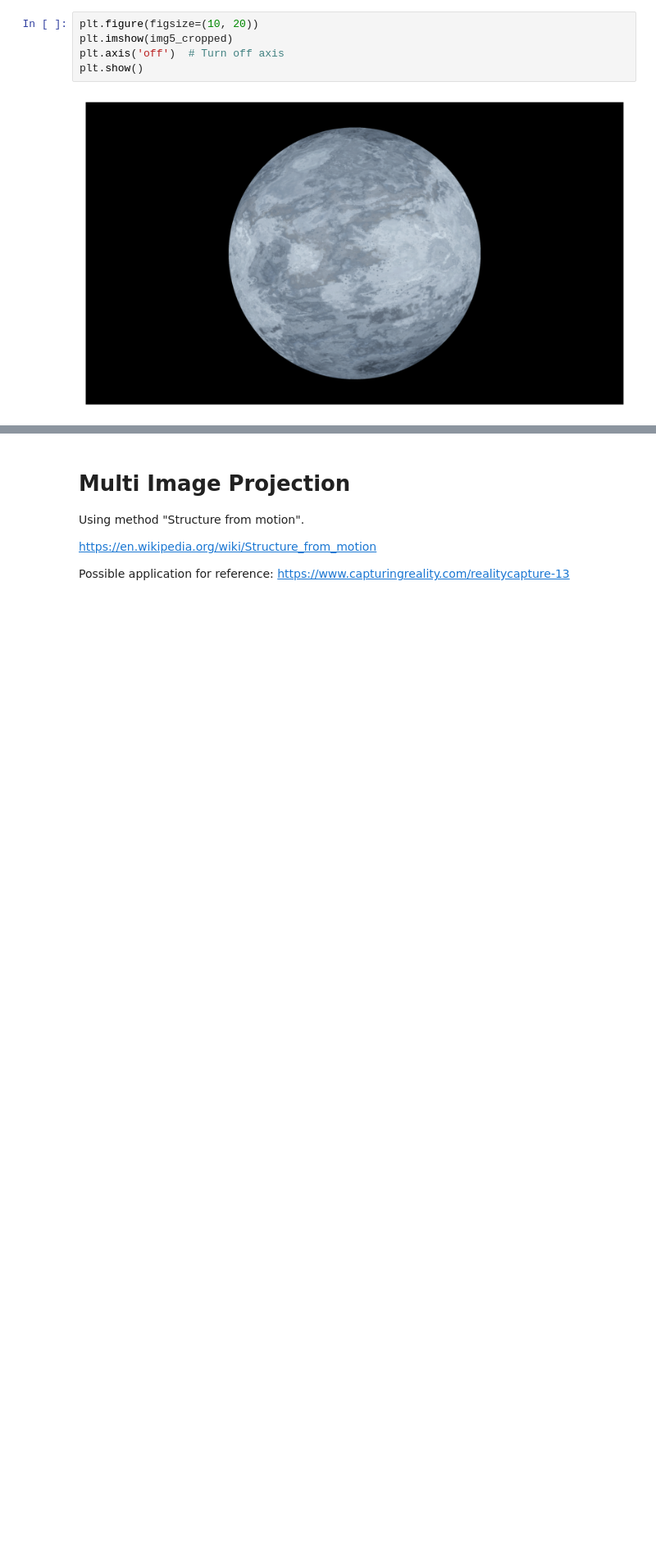
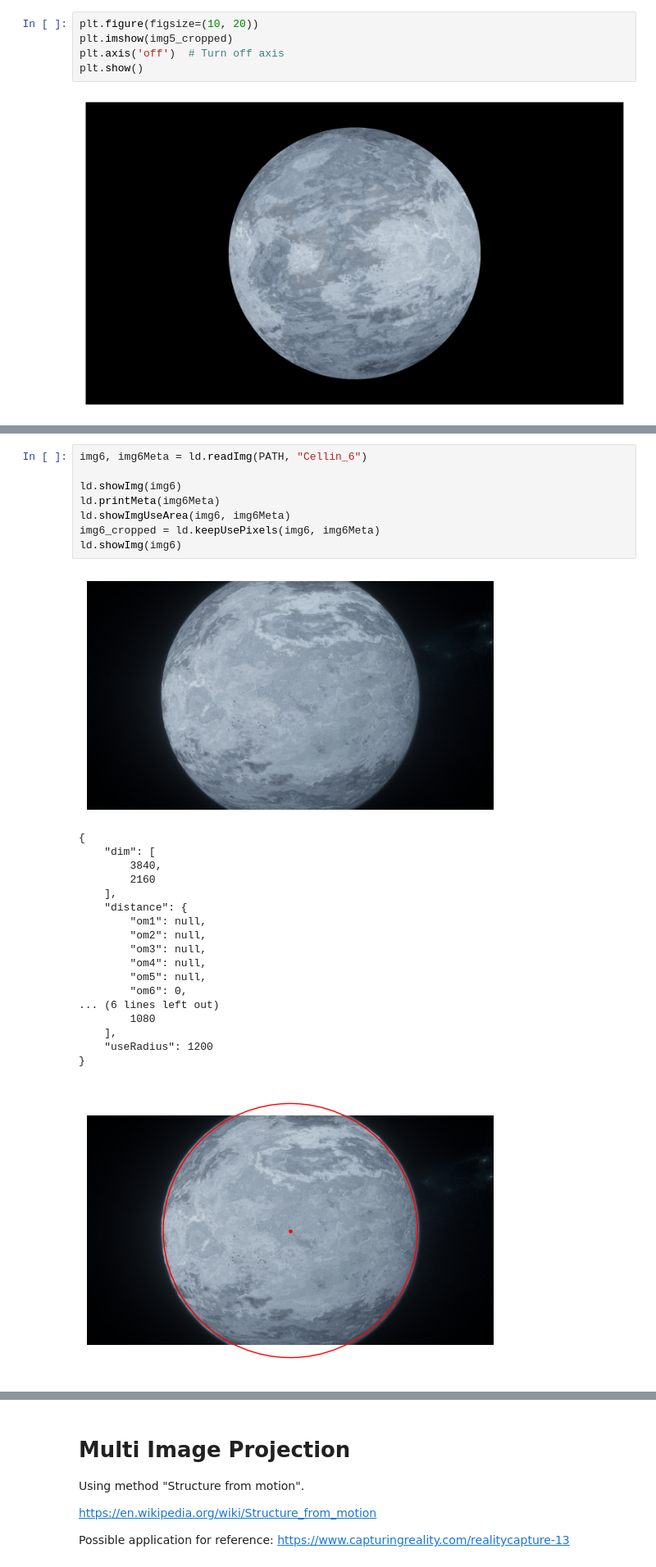
Before and after one commit to GrakePch/2024CV_FinalProject_StarCartographer, a Jupyter notebook: main.ipynb, the cells around one changed output, grey strips where cells are left out. Shown at 82% size. Saved outputs shown, nothing was run; the diff lists cells and outputs as text; blank space fills up the shorter version.

```diff
--- a/main.ipynb
+++ b/main.ipynb
@@ -181,0 +194,28 @@ drawMapGrid(testMap, [cam5longla], ["img5"])
+# %%
+img6, img6Meta = ld.readImg(PATH, "Cellin_6")
+
+ld.showImg(img6)
+ld.printMeta(img6Meta)
+ld.showImgUseArea(img6, img6Meta)
+img6_cropped = ld.keepUsePixels(img6, img6Meta)
+ld.showImg(img6)
+# %% [output]
+[figure, added]
+{
+    "dim": [
+        3840,
+        2160
+    ],
+    "distance": {
+        "om1": null,
+        "om2": null,
+        "om3": null,
+        "om4": null,
+        "om5": null,
+        "om6": 0,
+... (6 lines left out)
+        1080
+    ],
+    "useRadius": 1200
+}
+[figure, added]
```
Also changed, not shown: parts of 15 cells of this notebook, 2 other files.
